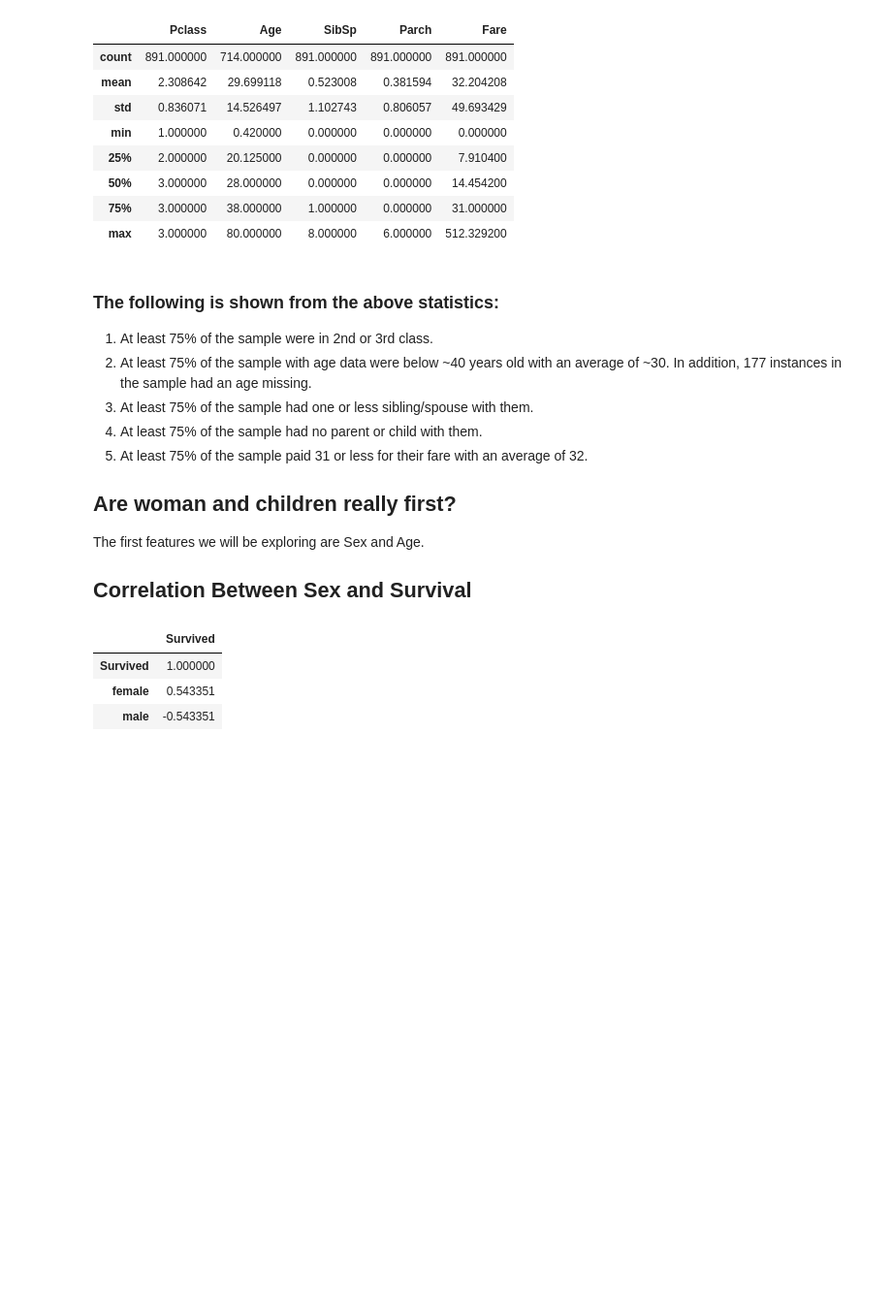
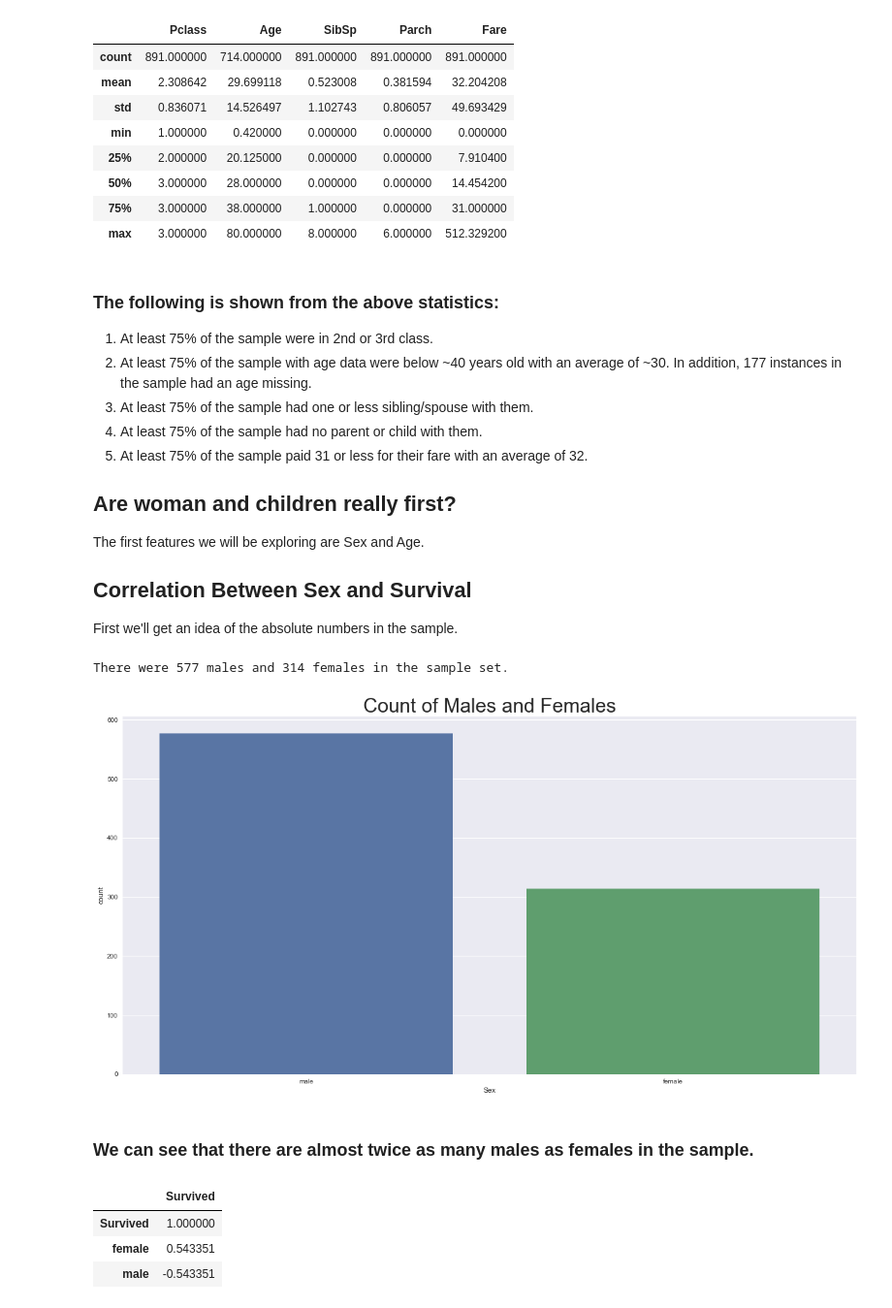
Before and after one commit to yaskyj/investigate-data-set, a Jupyter notebook: InvestigateTitanicData.ipynb, the cells around one changed output. Shown: that part at 97% size. Cells and saved outputs as stored; diff of their text form; code cells hidden in the pictures; blank space fills up the shorter version.

```diff
--- a/InvestigateTitanicData.ipynb
+++ b/InvestigateTitanicData.ipynb
@@ -82,6 +82,17 @@ df[['Pclass', 'Age', 'SibSp', 'Parch', 'Fare']].describe()
 ## Are woman and children really first?
 The first features we will be exploring are Sex and Age.
 ## Correlation Between Sex and Survival
+First we'll get an idea of the absolute numbers in the sample.
+# %%
+#Adjust plot size and create a countplot
+print "There were %i males and %i females in the sample set." % (len(df[df['Sex'] == 'male']), len(df[df['Sex'] == 'female']))
+fig, ax = plt.subplots(figsize=(20, 10))
+sns.countplot(x="Sex", data=df).set_title("Count of Males and Females", fontsize=30);
+# %% [output]
+There were 577 males and 314 females in the sample set.
+[figure, added]
+# %% [markdown]
+### We can see that there are almost twice as many males as females in the sample.
 # %%
 #A new dataframe is created with the Survived column and dummie columns for Sex.
 #Note: Pandas corr function uses Pearson correlation by default and correlates all columns with each other
```
Also changed, not shown: parts of 17 cells of this notebook.
